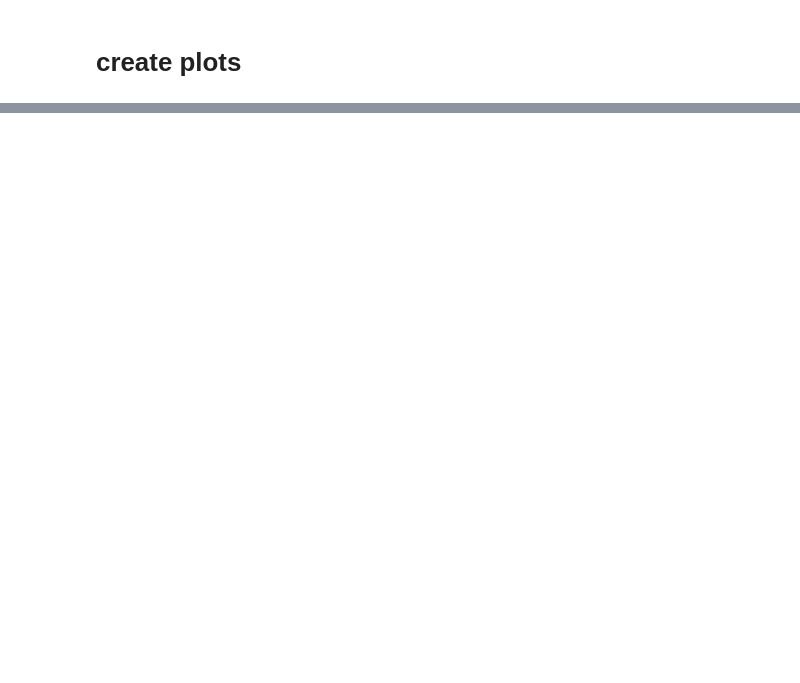
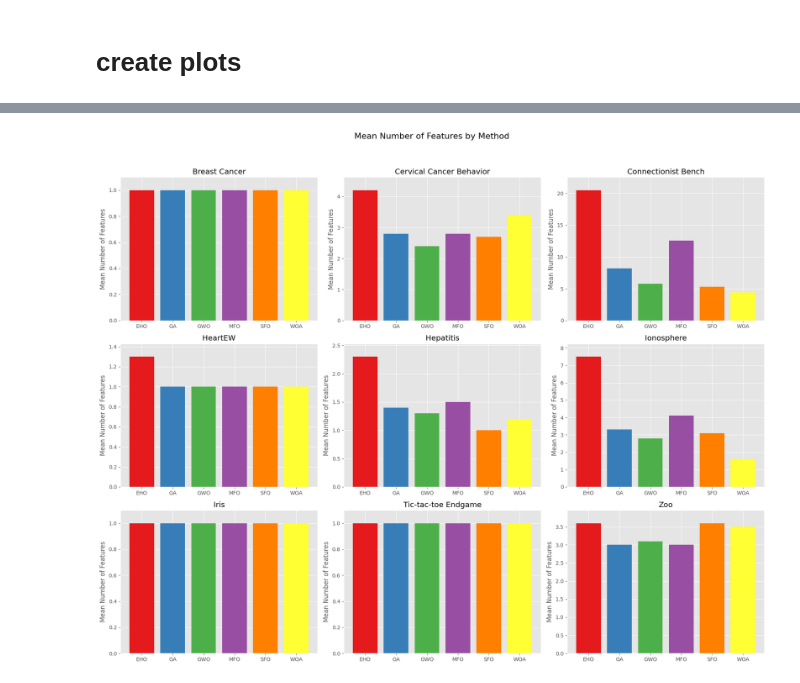
Before and after one commit to hamidzangiabadi/sailfish-optimization-algorithm, a Jupyter notebook: Method.ipynb, the cells around one changed output, grey strips where cells are left out. Cells and saved outputs as stored; diff of their text form; code cells hidden in the pictures; blank space fills up the shorter version.

Commit message:
fix changes and get some results

```diff
--- a/Method.ipynb
+++ b/Method.ipynb
@@ -26,8 +26,9 @@ import pandas as pd
 # tic_tac_toe_endgame = fetch_ucirepo(id=101)
 # cervical_cancer_behavior_risk = fetch_ucirepo(id=537)
 # connectionist_bench_sonar_mines_vs_rocks = fetch_ucirepo(id=151)
-statlog_heart = fetch_ucirepo(id=145)
+# statlog_heart = fetch_ucirepo(id=145)
 # poker_hand = fetch_ucirepo(id=158)
+hepatitis = fetch_ucirepo(id=46)
 
 print("imported")
 
@@ -47,11 +48,12 @@ Datasets = [
             # { "name" : "Tic-Tac-Toe Endgame" , "dataset" : tic_tac_toe_endgame },
 #             { "name" : "Connectionist Bench" , "dataset" : connectionist_bench_sonar_mines_vs_rocks },
 #             { "name" : "HeartEW", "dataset" : statlog_heart}
-              { "name" : "Poker Hand", "dataset" : poker_hand}
+#               { "name" : "Poker Hand", "dataset" : poker_hand}
+              { "name" : "Hepatitis", "dataset" : hepatitis}
            ]
 
 
-dataset = poker_hand
+dataset = hepatitis
 # %% [output]
 imported
 # %% [markdown]
@@ -366,0 +441,68 @@ Reached accuracy: 0.7654320987654321
+# %%
+import pandas as pd
+import matplotlib.pyplot as plt
+import numpy as np
+
+# Use the 'ggplot' plot style
+plt.style.use('ggplot')
+
+datasets = [
+    {"name": "Breast Cancer", "csvfile": "Breast_cancer_results.csv"},
+    {"name": "Cervical Cancer Behavior", "csvfile": "Cervical_cancer_behavior_risk_results.csv"},
+    {"name": "Connectionist Bench", "csvfile": "Connectionist_bench_results.csv"},
+    {"name": "HeartEW", "csvfile": "HeartEW_results.csv"},
+    {"name": "Hepatitis", "csvfile": "Hepatitis_results.csv"},
+    {"name": "Ionosphere", "csvfile": "Ionosphere_results.csv"},
+    {"name": "Iris", "csvfile": "Iris_results.csv"},
+    {"name": "Tic-tac-toe Endgame", "csvfile": "Tic-tac-toe_endgame_results.csv"},
+    {"name": "Zoo", "csvfile": "Zoo_results.csv"},
+]
+
+# Collect all unique methods from all datasets
+all_methods = set()
+for dataset in datasets:
+    df = pd.read_csv(f"./results/{dataset['csvfile']}")
+    all_methods.update(df['Method'].unique())
+
+# Generate a consistent color map for all methods using Set1 colormap
+color_map = {method: color for method, color in zip(sorted(all_methods), plt.get_cmap('Set1').colors)}
+
+# Create a figure with 9 subplots
+fig, axes = plt.subplots(nrows=3, ncols=3, figsize=(18, 15))
+fig.suptitle('Mean Number of Features by Method', fontsize=16)
+
+# Flatten the axes array for easy iteration
+axes = axes.flatten()
+
+# Loop through each dataset and plot the results
+for i, dataset in enumerate(datasets):
+    df = pd.read_csv(f"./results/{dataset['csvfile']}")
+
+    # Calculate the mean of 'Number of Features'
+    grouped_df = df.groupby('Method').agg({
+        'NumberOfFeatures': 'mean'
+    }).reset_index()
+
+    ax = axes[i]
+
+    # Plot Number of Features with unique colors for each method
+    bars = ax.bar(grouped_df['Method'], grouped_df['NumberOfFeatures'], color=[color_map[method] for method in grouped_df['Method']])
+    ax.set_ylabel('Mean Number of Features')
+    ax.set_title(dataset["name"])
+    ax.set_ylim(0, grouped_df['NumberOfFeatures'].max() * 1.1)  # Set y-axis to 0-maximum number of features
+
+
+# Remove any unused subplots
+for j in range(i + 1, len(axes)):
+    fig.delaxes(axes[j])
+
+# Adjust layout
+plt.tight_layout(rect=[0, 0.03, 1, 0.95])
+
+# Save the plot as a PNG file
+plt.savefig('mean_number_of_features_by_method.png')
+
+# Show the plot
+plt.show()
+# %% [output]
+[figure, added]
```
Also changed, not shown: parts of 6 cells of this notebook, 9 other files.
